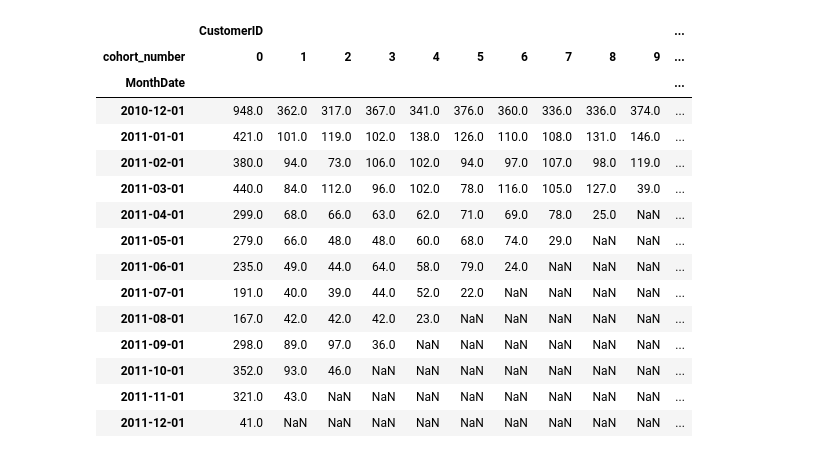
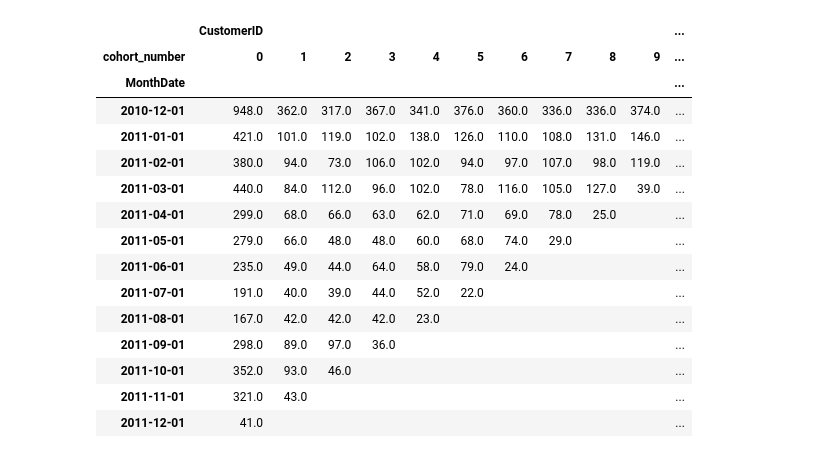
Before and after one commit to sds600/cohorts, a Jupyter notebook: cohort_analysis.ipynb, the cells around one changed output. Cells and saved outputs as stored; diff of their text form; code cells hidden in the pictures.

```diff
--- a/cohort_analysis.ipynb
+++ b/cohort_analysis.ipynb
@@ -33,8 +29,12 @@ def diff_month(row, date, first_date):
     r = abs((d1.year - d2.year) * 12 + d1.month - d2.month)
     return r
 # %%
+param_for_apply = {'date':'Date',
+                   'first_date':'FirstDate',
+                   'axis':1
+                  }
 # Разность от первой даты
-df['cohort_number'] = df.apply(diff_month, date='Date', first_date='FirstDate', axis=1)
+df['cohort_number'] = df.apply(diff_month, **param_for_apply)
 
 # Количество когорт по датам
 df['cohort_count'] = df.groupby(['MonthDate'])['cohort_number'].transform('nunique')
@@ -48,20 +64,20 @@ template = ["plotly", "plotly_white", "plotly_dark", "ggplot2", "seaborn", "simp
 # %%
 # Количество
-cohort_df
+cohort_df.fillna('')
 # %% [output]
 |  | CustomerID |  |  |  |  |  |  |  |  |  | ... |
 | cohort_number | 0 | 1 | 2 | 3 | 4 | 5 | 6 | 7 | 8 | 9 | ... |
 | MonthDate |  |  |  |  |  |  |  |  |  |  | ... |
 | 2010-12-01 | 948.0 | 362.0 | 317.0 | 367.0 | 341.0 | 376.0 | 360.0 | 336.0 | 336.0 | 374.0 | ... |
 | 2011-01-01 | 421.0 | 101.0 | 119.0 | 102.0 | 138.0 | 126.0 | 110.0 | 108.0 | 131.0 | 146.0 | ... |
 | 2011-02-01 | 380.0 | 94.0 | 73.0 | 106.0 | 102.0 | 94.0 | 97.0 | 107.0 | 98.0 | 119.0 | ... |
 | 2011-03-01 | 440.0 | 84.0 | 112.0 | 96.0 | 102.0 | 78.0 | 116.0 | 105.0 | 127.0 | 39.0 | ... |
-| 2011-04-01 | 299.0 | 68.0 | 66.0 | 63.0 | 62.0 | 71.0 | 69.0 | 78.0 | 25.0 | NaN | ... |
-| 2011-05-01 | 279.0 | 66.0 | 48.0 | 48.0 | 60.0 | 68.0 | 74.0 | 29.0 | NaN | NaN | ... |
-| 2011-06-01 | 235.0 | 49.0 | 44.0 | 64.0 | 58.0 | 79.0 | 24.0 | NaN | NaN | NaN | ... |
-| 2011-07-01 | 191.0 | 40.0 | 39.0 | 44.0 | 52.0 | 22.0 | NaN | NaN | NaN | NaN | ... |
-| 2011-08-01 | 167.0 | 42.0 | 42.0 | 42.0 | 23.0 | NaN | NaN | NaN | NaN | NaN | ... |
-| 2011-09-01 | 298.0 | 89.0 | 97.0 | 36.0 | NaN | NaN | NaN | NaN | NaN | NaN | ... |
-| 2011-10-01 | 352.0 | 93.0 | 46.0 | NaN | NaN | NaN | NaN | NaN | NaN | NaN | ... |
-| 2011-11-01 | 321.0 | 43.0 | NaN | NaN | NaN | NaN | NaN | NaN | NaN | NaN | ... |
-| 2011-12-01 | 41.0 | NaN | NaN | NaN | NaN | NaN | NaN | NaN | NaN | NaN | ... |
+| 2011-04-01 | 299.0 | 68.0 | 66.0 | 63.0 | 62.0 | 71.0 | 69.0 | 78.0 | 25.0 |  | ... |
+| 2011-05-01 | 279.0 | 66.0 | 48.0 | 48.0 | 60.0 | 68.0 | 74.0 | 29.0 |  |  | ... |
+| 2011-06-01 | 235.0 | 49.0 | 44.0 | 64.0 | 58.0 | 79.0 | 24.0 |  |  |  | ... |
+| 2011-07-01 | 191.0 | 40.0 | 39.0 | 44.0 | 52.0 | 22.0 |  |  |  |  | ... |
+| 2011-08-01 | 167.0 | 42.0 | 42.0 | 42.0 | 23.0 |  |  |  |  |  | ... |
+| 2011-09-01 | 298.0 | 89.0 | 97.0 | 36.0 |  |  |  |  |  |  | ... |
+| 2011-10-01 | 352.0 | 93.0 | 46.0 |  |  |  |  |  |  |  | ... |
+| 2011-11-01 | 321.0 | 43.0 |  |  |  |  |  |  |  |  | ... |
+| 2011-12-01 | 41.0 |  |  |  |  |  |  |  |  |  | ... |
```
Also changed, not shown: parts of 12 cells of this notebook.
